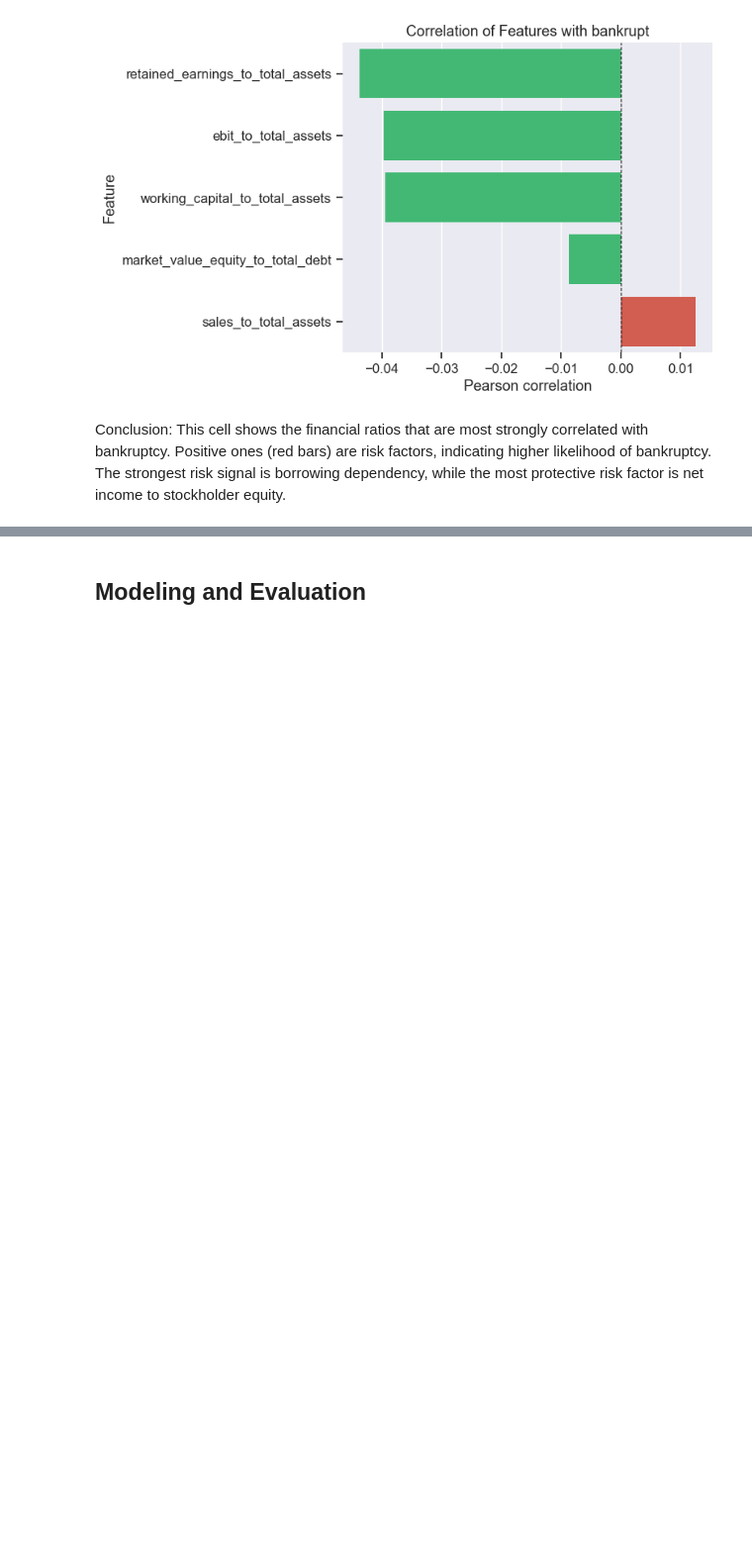
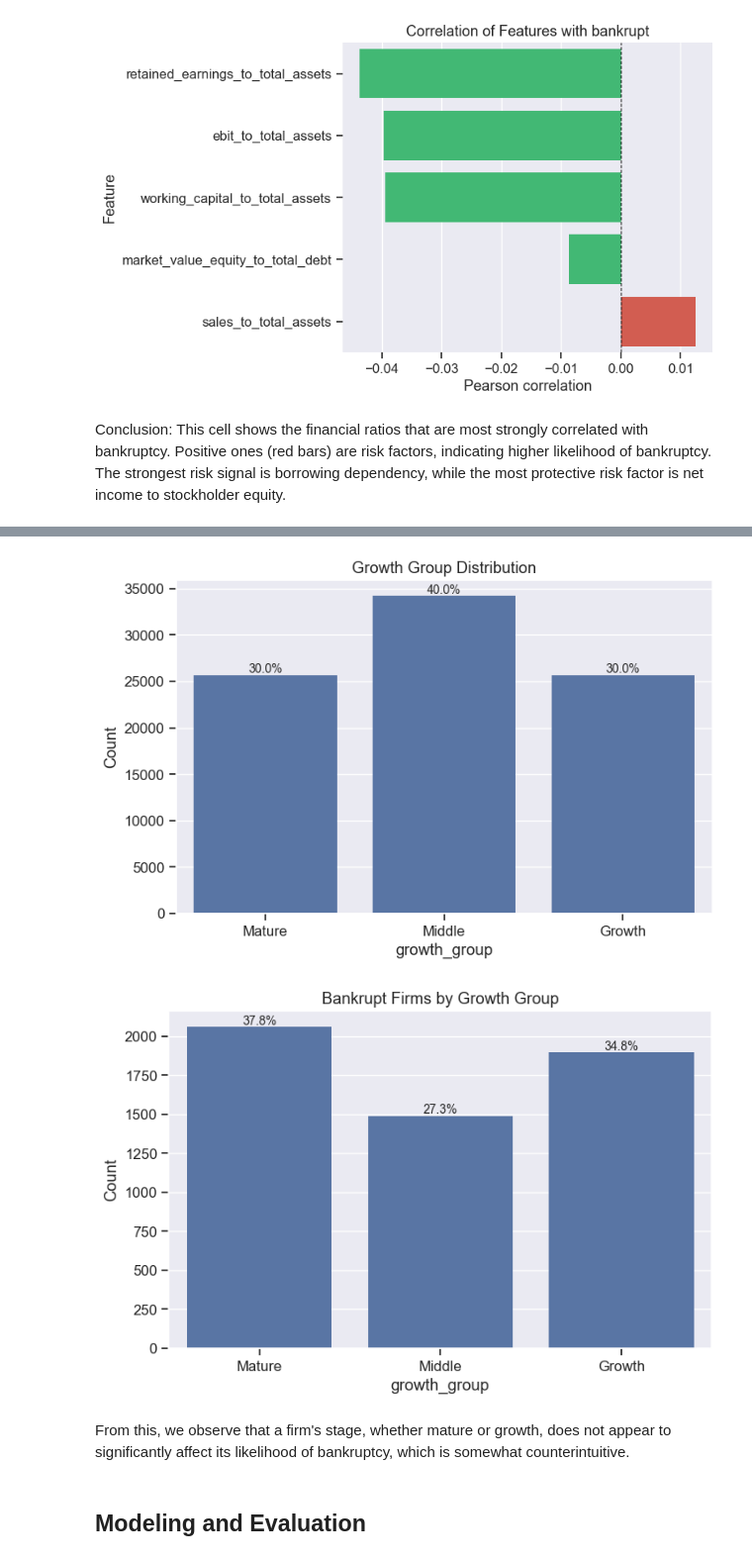
Before and after one commit to zhuosheng039/Company-Bankruptcy-Prediction, a Jupyter notebook: visualization.ipynb, the cells around one changed output, grey strips where cells are left out. Shown at 99% size. Drawn from its saved outputs; the diff is of its cells as text; code cells hidden in the pictures; blank space fills up the shorter version.

```diff
--- a/visualization.ipynb
+++ b/visualization.ipynb
@@ -363,3 +365,39 @@ Conclusion: This cell shows the financial ratios that are most strongly correlat
+# %%
+# classify growth stage using sales_to_total_assets
+df_g = df_merge.dropna(subset=["sales_to_total_assets"]).copy()
+
+# create growth groups using sales-to-total-assets
+df_g = df_merge.dropna(subset=["sales_to_total_assets"]).copy()
+df_g["growth_group"] = pd.qcut(
+    df_g["sales_to_total_assets"],
+    q=[0, 0.3, 0.7, 1.0],
+    labels=["Mature", "Middle", "Growth"]
+)
+
+# plot group distribution
+plot_hist(
+    df=df_g,
+    col="growth_group",
+    df_name="growth",
+    title="Growth Group Distribution",
+    show_pct=True
+)
+
+df_b1 = df_g[df_g["bankrupt"] == 1].copy()
+
+# plot bankruptcy distribution across growth groups
+plot_hist(
+    df=df_b1,
+    col="growth_group",
+    df_name="bankrupt_by_growth",
+    title="Bankrupt Firms by Growth Group",
+    show_pct=True
+)
+# %% [output]
+[figure, added]
+[figure, added]
+# %% [markdown]
+From this, we observe that a firm's stage, whether mature or growth, does not appear to significantly affect its likelihood of bankruptcy, which is somewhat counterintuitive.
 # %% [markdown]
 ## Modeling and Evaluation
 # %% [markdown]
```
Also changed, not shown: parts of 1 cell of this notebook, 1 other file.
